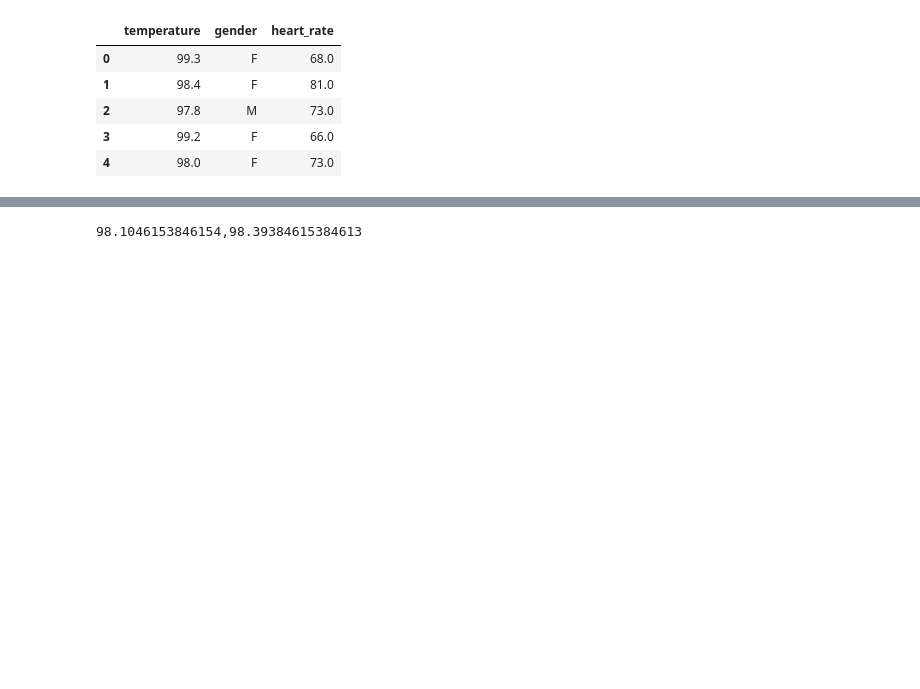
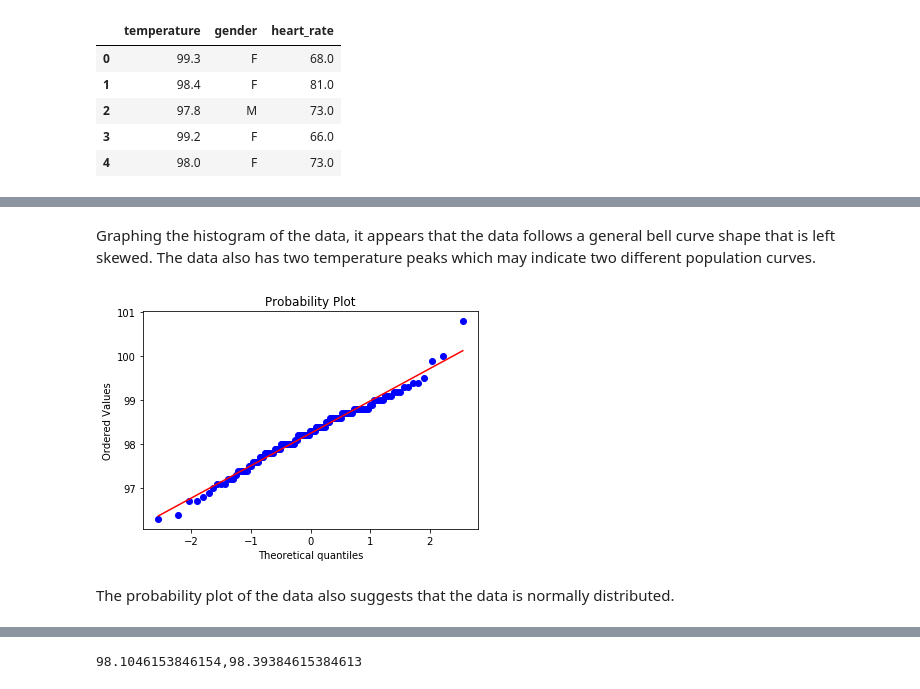
Before and after one commit to csignature/springboard-projects, a Jupyter notebook: EDA_human_temperature/sliderule_dsi_inferential_statistics_exercise_1.ipynb, the cells around one changed output, grey strips where cells are left out. Cells and saved outputs as stored; diff of their text form; code cells hidden in the pictures; blank space fills up the shorter version.

```diff
--- a/EDA_human_temperature/sliderule_dsi_inferential_statistics_exercise_1.ipynb
+++ b/EDA_human_temperature/sliderule_dsi_inferential_statistics_exercise_1.ipynb
@@ -70,0 +102,11 @@ df.head()
+# %% [markdown]
+Graphing the histogram of the data, it appears that the data follows a general bell curve shape that is left skewed. The data also has two temperature peaks which may indicate two different population curves.
+# %%
+from scipy import stats
+# Constructing the probability plot
+probplt = stats.probplot(df.temperature, plot=plt)
+plt.show()
+# %% [output]
+[figure, added]
+# %% [markdown]
+The probability plot of the data also suggests that the data is normally distributed.
```
Also changed, not shown: parts of 32 cells of this notebook, 1 other file.
